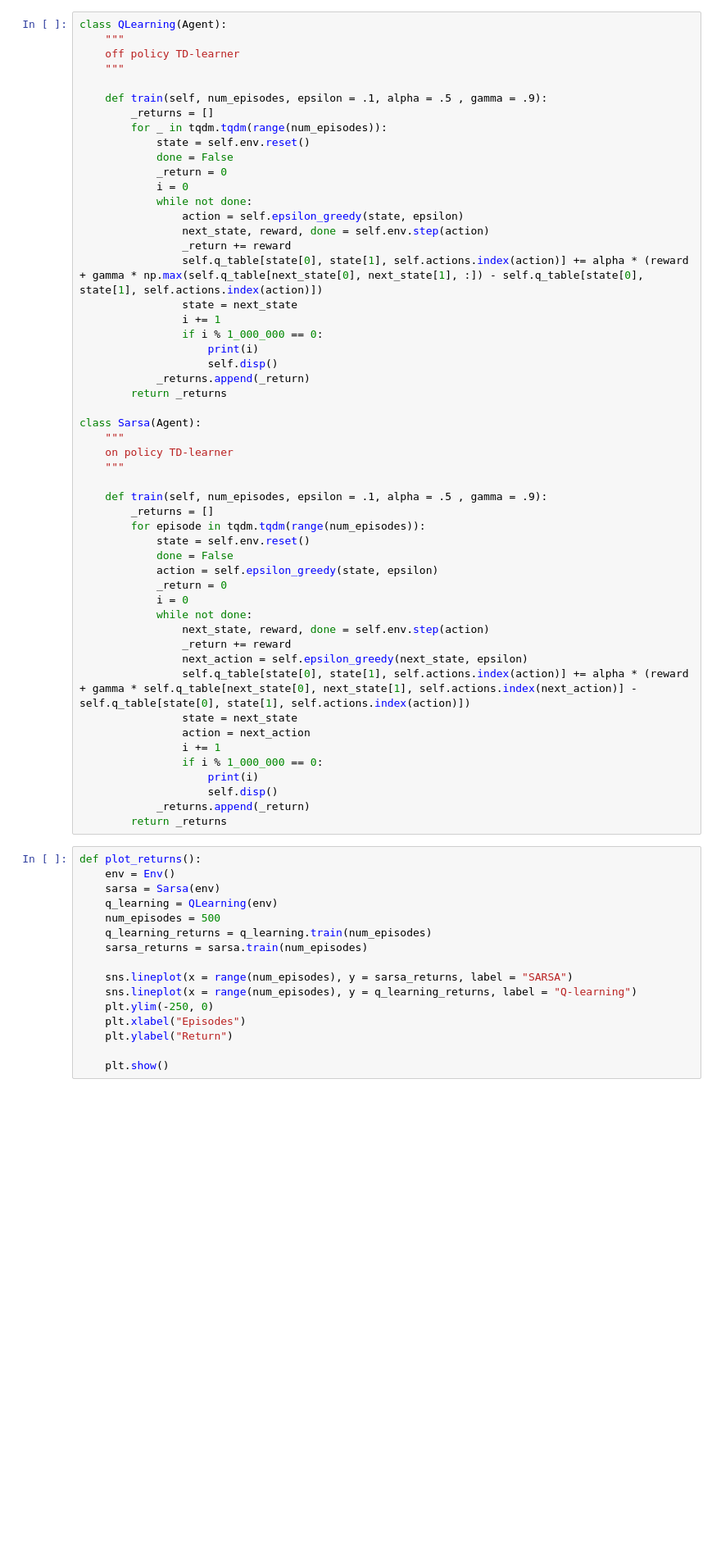
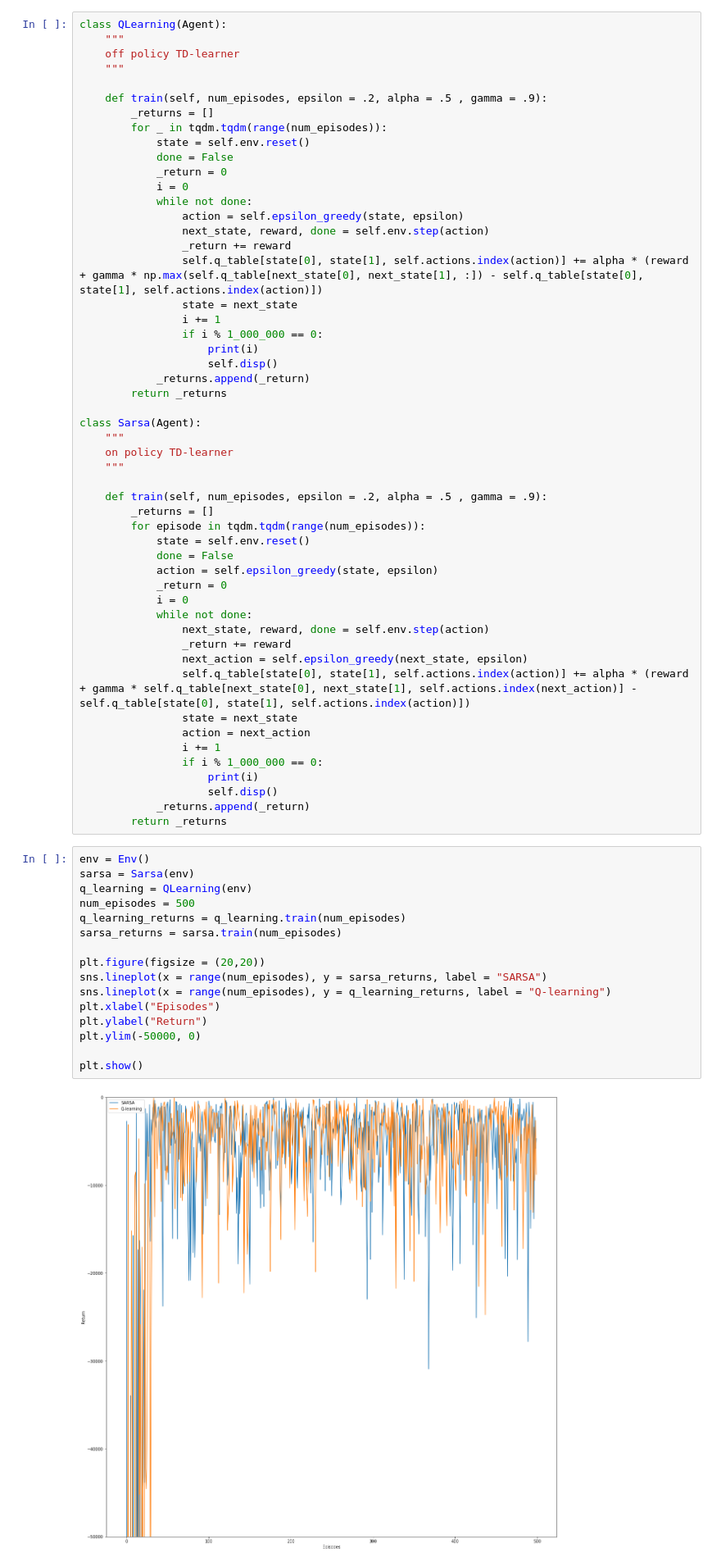
Before and after one commit to joshyaffee/inde597_go_bot, a Jupyter notebook: TD-examples/cliffwalk.ipynb, the cells around one changed output. Shown: that part at 82% size. Saved outputs shown, nothing was run; the diff lists cells and outputs as text; blank space fills up the shorter version.

```diff
--- a/TD-examples/cliffwalk.ipynb
+++ b/TD-examples/cliffwalk.ipynb
@@ -137,7 +137,7 @@ class QLearning(Agent):
     off policy TD-learner
     """
 
-    def train(self, num_episodes, epsilon = .1, alpha = .5 , gamma = .9):
+    def train(self, num_episodes, epsilon = .2, alpha = .5 , gamma = .9):
         _returns = []
         for _ in tqdm.tqdm(range(num_episodes)):
             state = self.env.reset()
@@ -162,7 +162,7 @@ class Sarsa(Agent):
     on policy TD-learner
     """
 
-    def train(self, num_episodes, epsilon = .1, alpha = .5 , gamma = .9):
+    def train(self, num_episodes, epsilon = .2, alpha = .5 , gamma = .9):
         _returns = []
         for episode in tqdm.tqdm(range(num_episodes)):
             state = self.env.reset()
@@ -184,18 +184,20 @@ class Sarsa(Agent):
             _returns.append(_return)
         return _returns
 # %%
-def plot_returns():
-    env = Env()
-    sarsa = Sarsa(env)
-    q_learning = QLearning(env)
-    num_episodes = 500
-    q_learning_returns = q_learning.train(num_episodes)
-    sarsa_returns = sarsa.train(num_episodes)
+env = Env()
+sarsa = Sarsa(env)
+q_learning = QLearning(env)
+num_episodes = 500
+q_learning_returns = q_learning.train(num_episodes)
+sarsa_returns = sarsa.train(num_episodes)
 
-    sns.lineplot(x = range(num_episodes), y = sarsa_returns, label = "SARSA")
-    sns.lineplot(x = range(num_episodes), y = q_learning_returns, label = "Q-learning")
-    plt.ylim(-250, 0)
-    plt.xlabel("Episodes")
-    plt.ylabel("Return")
+plt.figure(figsize = (20,20))
+sns.lineplot(x = range(num_episodes), y = sarsa_returns, label = "SARSA")
+sns.lineplot(x = range(num_episodes), y = q_learning_returns, label = "Q-learning")
+plt.xlabel("Episodes")
+plt.ylabel("Return")
+plt.ylim(-50000, 0)
 
-    plt.show()
+plt.show()
+# %% [output]
+[figure, added]
```
Also changed, not shown: parts of 3 cells of this notebook.
